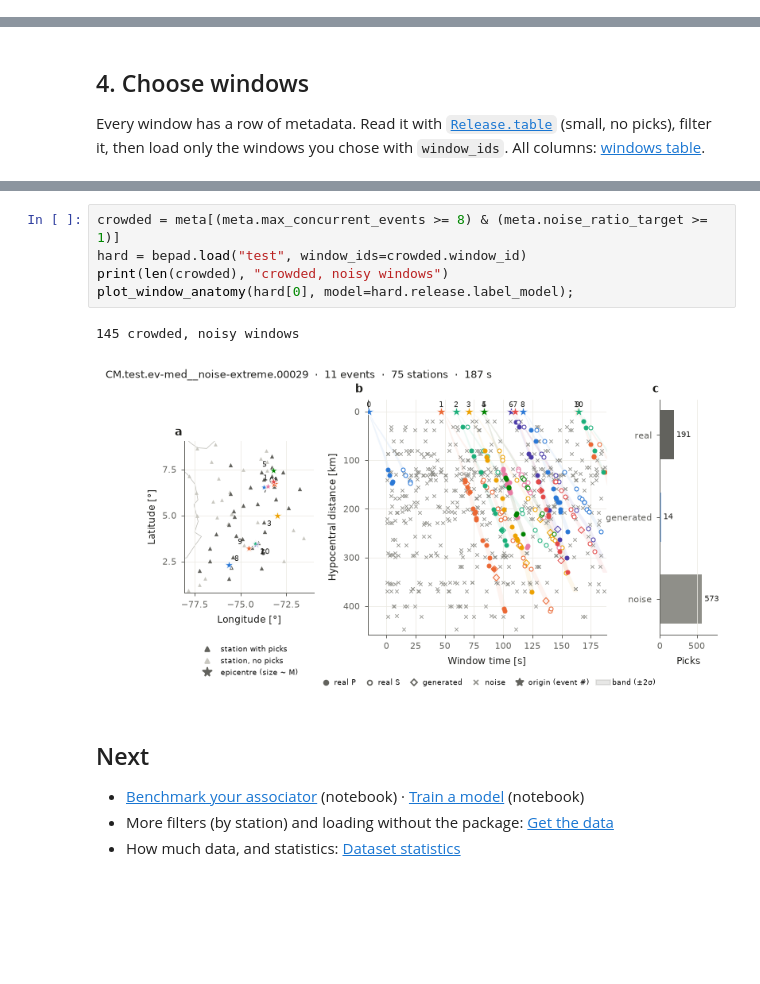
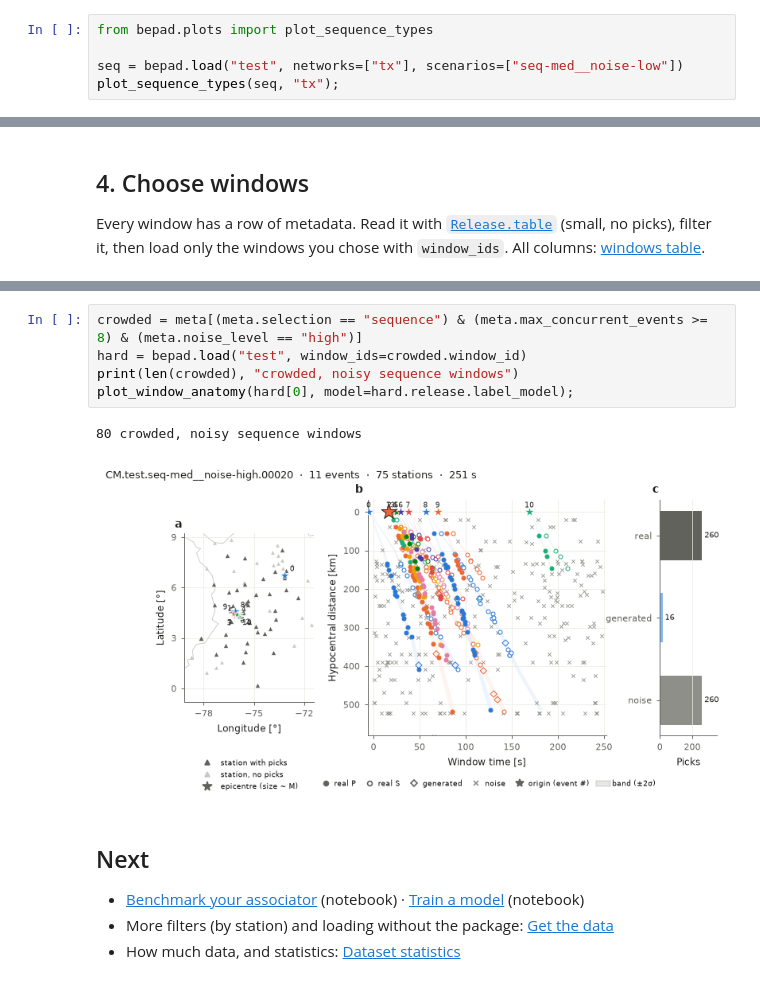
Before and after one commit to ecastillot/BEPAD, a Jupyter notebook: notebooks/01_get_the_data.ipynb, the cells around one changed output, grey strips where cells are left out. Drawn from its saved outputs; the diff is of its cells as text; blank space fills up the shorter version.

```diff
--- a/notebooks/01_get_the_data.ipynb
+++ b/notebooks/01_get_the_data.ipynb
@@ -83,0 +95,5 @@ plot_scenario_grid(bepad.load("test", window_ids=grid), "tx");
+# %%
+from bepad.plots import plot_sequence_types
+
+seq = bepad.load("test", networks=["tx"], scenarios=["seq-med__noise-low"])
+plot_sequence_types(seq, "tx");
@@ -110,11 +128,11 @@ ax.legend();
 # %%
-crowded = meta[(meta.max_concurrent_events >= 8) & (meta.noise_ratio_target >= 1)]
+crowded = meta[(meta.selection == "sequence") & (meta.max_concurrent_events >= 8) & (meta.noise_level == "high")]
 hard = bepad.load("test", window_ids=crowded.window_id)
-print(len(crowded), "crowded, noisy windows")
+print(len(crowded), "crowded, noisy sequence windows")
 plot_window_anatomy(hard[0], model=hard.release.label_model);
 # %% [output]
-145 crowded, noisy windows
+80 crowded, noisy sequence windows
-[figure, old version]
+[figure, new version]
 # %% [markdown]
 ## Next
 
```
Also changed, not shown: parts of 12 cells of this notebook, 46 other files.
